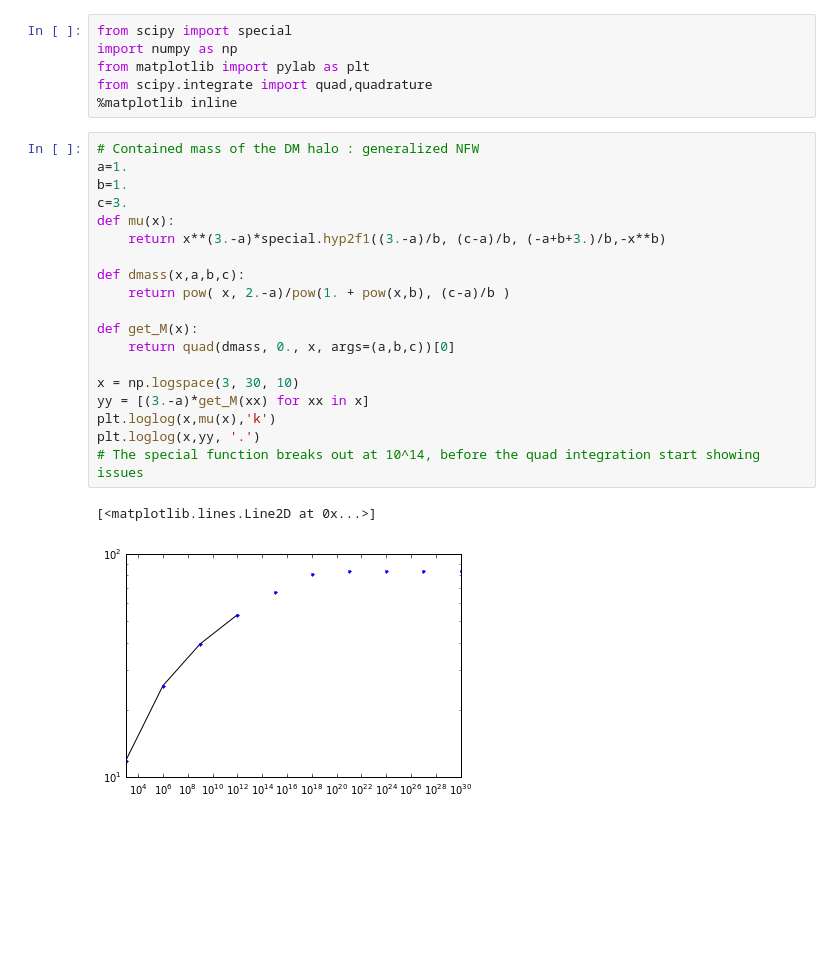
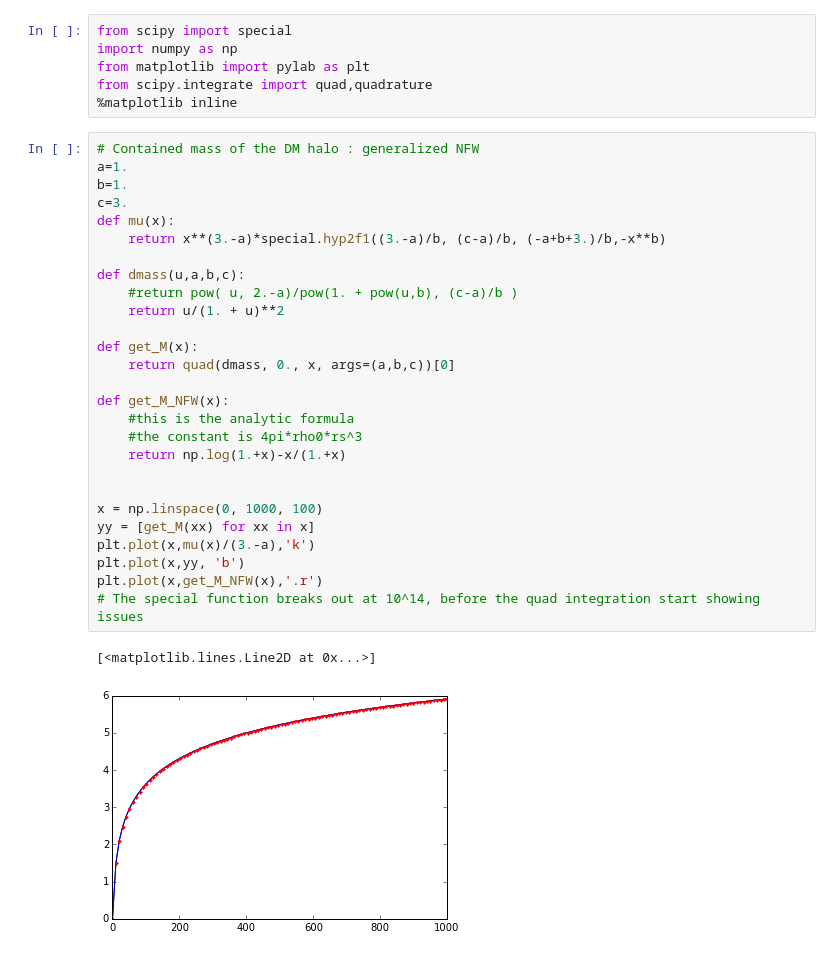
Before and after one commit to achiappo/FRESKA, a Jupyter notebook: spherical_jeans_analysis.ipynb, the cells around one changed output. Cells and saved outputs as stored; diff of their text form; blank space fills up the shorter version.

```diff
--- a/spherical_jeans_analysis.ipynb
+++ b/spherical_jeans_analysis.ipynb
@@ -62,25 +62,33 @@ from scipy.integrate import quad,quadrature
 # %%
 # Contained mass of the DM halo : generalized NFW
 a=1.
 b=1.
 c=3.
 def mu(x):
     return x**(3.-a)*special.hyp2f1((3.-a)/b, (c-a)/b, (-a+b+3.)/b,-x**b)
 
-def dmass(x,a,b,c):
-    return pow( x, 2.-a)/pow(1. + pow(x,b), (c-a)/b )
+def dmass(u,a,b,c):
+    #return pow( u, 2.-a)/pow(1. + pow(u,b), (c-a)/b )
+    return u/(1. + u)**2
 
 def get_M(x):
     return quad(dmass, 0., x, args=(a,b,c))[0]
 
-x = np.logspace(3, 30, 10)
-yy = [(3.-a)*get_M(xx) for xx in x]
-plt.loglog(x,mu(x),'k')
-plt.loglog(x,yy, '.')
+def get_M_NFW(x):
+    #this is the analytic formula
+    #the constant is 4pi*rho0*rs^3
+    return np.log(1.+x)-x/(1.+x)
+
+
+x = np.linspace(0, 1000, 100)
+yy = [get_M(xx) for xx in x]
+plt.plot(x,mu(x)/(3.-a),'k')
+plt.plot(x,yy, 'b')
+plt.plot(x,get_M_NFW(x),'.r')
 # The special function breaks out at 10^14, before the quad integration start showing issues
 # %% [output]
 [<matplotlib.lines.Line2D at 0x...>]
-[figure, old version]
+[figure, new version]
 # %%
 beta=-0.005
 def integrand1(y, alpha):
```
Also changed, not shown: parts of 4 cells of this notebook.
